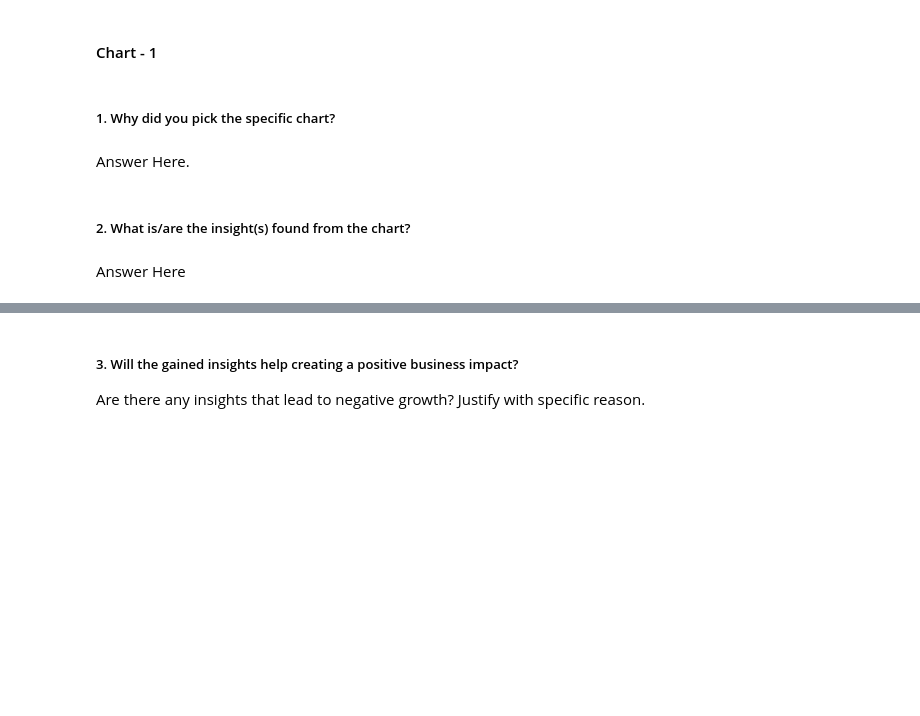
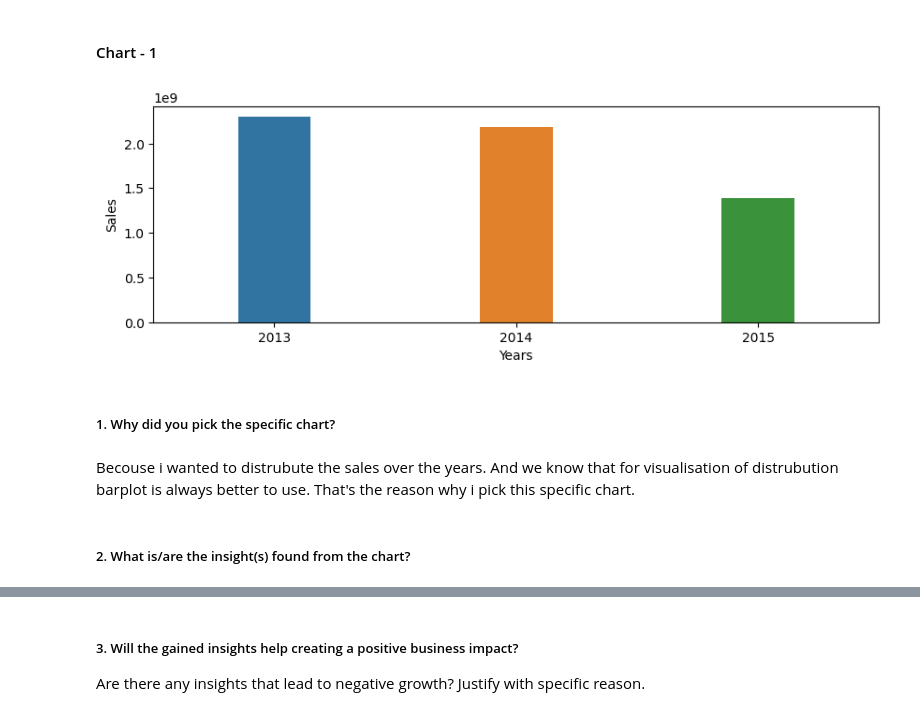
Before and after one commit to hmarathe420/Retail_Sales_Prediction, a Jupyter notebook: Retail_Sales_Prediction.ipynb, the cells around one changed output, grey strips where cells are left out. Cells and saved outputs as stored; diff of their text form; code cells hidden in the pictures; blank space fills up the shorter version.

Commit message:
Data Visualization and Finding the insights from the dataset.

```diff
--- a/Retail_Sales_Prediction.ipynb
+++ b/Retail_Sales_Prediction.ipynb
@@ -401,8 +401,19 @@ So Basically i have done the manupulation on the Date column and i got seprated
+# %%
+# Sales Distribution Over the years.
+unique_year_list = sorted(list(rossmannstore_df['year'].unique()))
+
+yearly_sales = list(rossmannstore_df[['Sales','year']].groupby('year')['Sales'].sum())
+
+plt.figure(figsize= (10,3))
+plt.xlabel('Years')
+plt.ylabel('Sales')
+sns.barplot(x = unique_year_list,y = yearly_sales, width= 0.3)
+plt.show()
+# %% [output]
+[figure, added]
 # %% [markdown]
 ##### 1. Why did you pick the specific chart?
-# %% [markdown]
-Answer Here.
+# %% [markdown]
+Becouse i wanted to distrubute the sales over the years. And we know that for visualisation of distrubution barplot is always better to use. That's the reason why i pick this specific chart.
 # %% [markdown]
 ##### 2. What is/are the insight(s) found from the chart?
-# %% [markdown]
-Answer Here
```
Also changed, not shown: parts of 29 cells of this notebook.
